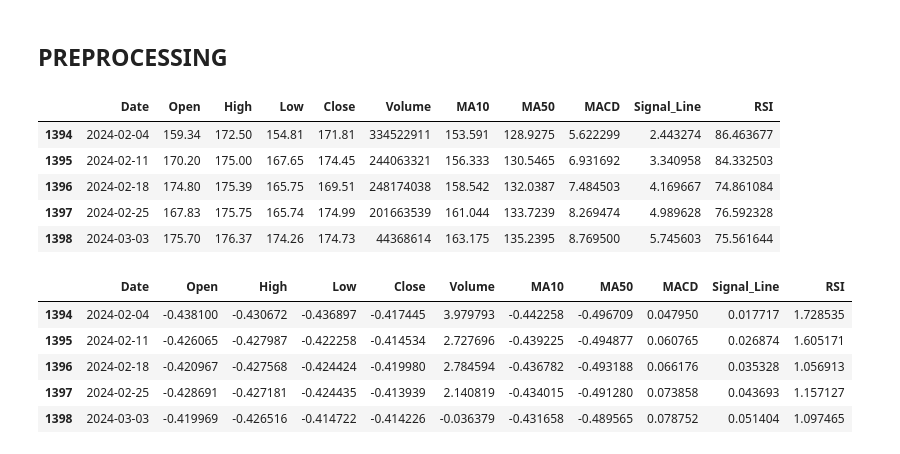
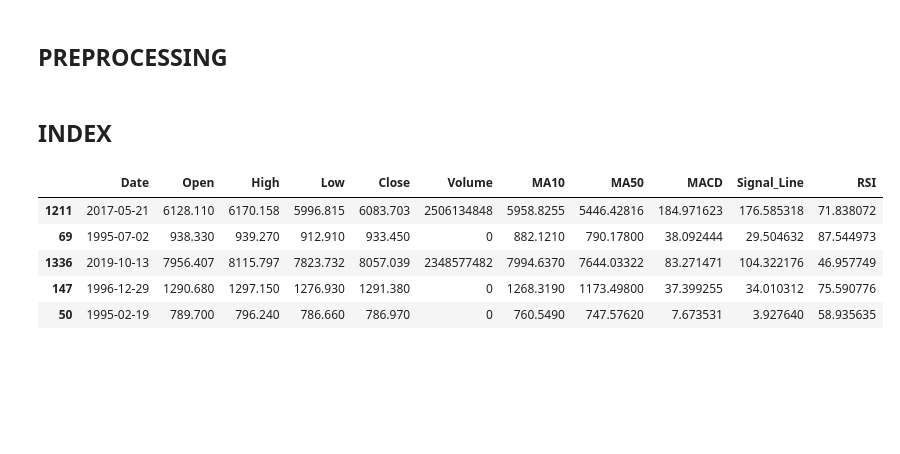
Before and after one commit to elenatomasella/ML, a Jupyter notebook: euklid_coding.ipynb, the cells around one changed output. Cells and saved outputs as stored; diff of their text form; code cells hidden in the pictures; blank space fills up the shorter version.

```diff
--- a/euklid_coding.ipynb
+++ b/euklid_coding.ipynb
@@ -68,0 +113,13 @@ plt.show()
+# %%
+#fillna nasdaq
+nasdaq_df[nasdaq_df['Close'].isna()]
+
+nasdaq_df.loc[nasdaq_df['Date']==pd.to_datetime('2023-05-14'), 'Low'] = 12174.06
+nasdaq_df.loc[nasdaq_df['Date']==pd.to_datetime('2023-05-14'), 'High'] = 12364.65
+nasdaq_df.loc[nasdaq_df['Date']==pd.to_datetime('2023-05-14'), 'Close'] = 12284.74
+nasdaq_df.loc[nasdaq_df['Date']==pd.to_datetime('2023-05-14'), 'Open'] = 12231.68
+
+nasdaq_df.loc[nasdaq_df['Date']==pd.to_datetime('2023-05-21'), 'Low'] = 12263.35
+nasdaq_df.loc[nasdaq_df['Date']==pd.to_datetime('2023-05-21'), 'High'] = 12731.73
+nasdaq_df.loc[nasdaq_df['Date']==pd.to_datetime('2023-05-21'), 'Close'] = 12657.90
+nasdaq_df.loc[nasdaq_df['Date']==pd.to_datetime('2023-05-21'), 'Open'] = 12301.17
@@ -202,12 +301,3 @@ for df in dfs:
     df['MA50'] = df['Close'].rolling(window=50).mean()
     df['MACD'], df['Signal_Line'] = calculate_macd(df)
     df['RSI'] = calculate_rsi(df)
-# %%
-amazon_df.tail()
-# %% [output]
-|  | Date | Open | High | Low | Close | Volume | MA10 | MA50 | MACD | Signal_Line | RSI |
-| 1394 | 2024-02-04 | 159.34 | 172.50 | 154.81 | 171.81 | 334522911 | 153.591 | 128.9275 | 5.622299 | 2.443274 | 86.463677 |
-| 1395 | 2024-02-11 | 170.20 | 175.00 | 167.65 | 174.45 | 244063321 | 156.333 | 130.5465 | 6.931692 | 3.340958 | 84.332503 |
-| 1396 | 2024-02-18 | 174.80 | 175.39 | 165.75 | 169.51 | 248174038 | 158.542 | 132.0387 | 7.484503 | 4.169667 | 74.861084 |
-| 1397 | 2024-02-25 | 167.83 | 175.75 | 165.74 | 174.99 | 201663539 | 161.044 | 133.7239 | 8.269474 | 4.989628 | 76.592328 |
-| 1398 | 2024-03-03 | 175.70 | 176.37 | 174.26 | 174.73 | 44368614 | 163.175 | 135.2395 | 8.769500 | 5.745603 | 75.561644 |
@@ -226,9 +304,11 @@ for df in dfs:
-# %%
-amazon_df.tail()
-# %% [output]
-|  | Date | Open | High | Low | Close | Volume | MA10 | MA50 | MACD | Signal_Line | RSI |
-| 1394 | 2024-02-04 | -0.438100 | -0.430672 | -0.436897 | -0.417445 | 3.979793 | -0.442258 | -0.496709 | 0.047950 | 0.017717 | 1.728535 |
-| 1395 | 2024-02-11 | -0.426065 | -0.427987 | -0.422258 | -0.414534 | 2.727696 | -0.439225 | -0.494877 | 0.060765 | 0.026874 | 1.605171 |
-| 1396 | 2024-02-18 | -0.420967 | -0.427568 | -0.424424 | -0.419980 | 2.784594 | -0.436782 | -0.493188 | 0.066176 | 0.035328 | 1.056913 |
-| 1397 | 2024-02-25 | -0.428691 | -0.427181 | -0.424435 | -0.413939 | 2.140819 | -0.434015 | -0.491280 | 0.073858 | 0.043693 | 1.157127 |
-| 1398 | 2024-03-03 | -0.419969 | -0.426516 | -0.414722 | -0.414226 | -0.036379 | -0.431658 | -0.489565 | 0.078752 | 0.051404 | 1.097465 |
+# %% [markdown]
+## INDEX
+# %%
+nasdaq_df.sample(5)
+# %% [output]
+|  | Date | Open | High | Low | Close | Volume | MA10 | MA50 | MACD | Signal_Line | RSI |
+| 1211 | 2017-05-21 | 6128.110 | 6170.158 | 5996.815 | 6083.703 | 2506134848 | 5958.8255 | 5446.42816 | 184.971623 | 176.585318 | 71.838072 |
+| 69 | 1995-07-02 | 938.330 | 939.270 | 912.910 | 933.450 | 0 | 882.1210 | 790.17800 | 38.092444 | 29.504632 | 87.544973 |
+| 1336 | 2019-10-13 | 7956.407 | 8115.797 | 7823.732 | 8057.039 | 2348577482 | 7994.6370 | 7644.03322 | 83.271471 | 104.322176 | 46.957749 |
+| 147 | 1996-12-29 | 1290.680 | 1297.150 | 1276.930 | 1291.380 | 0 | 1268.3190 | 1173.49800 | 37.399255 | 34.010312 | 75.590776 |
+| 50 | 1995-02-19 | 789.700 | 796.240 | 786.660 | 786.970 | 0 | 760.5490 | 747.57620 | 7.673531 | 3.927640 | 58.935635 |
```
Also changed, not shown: parts of 17 cells of this notebook.
